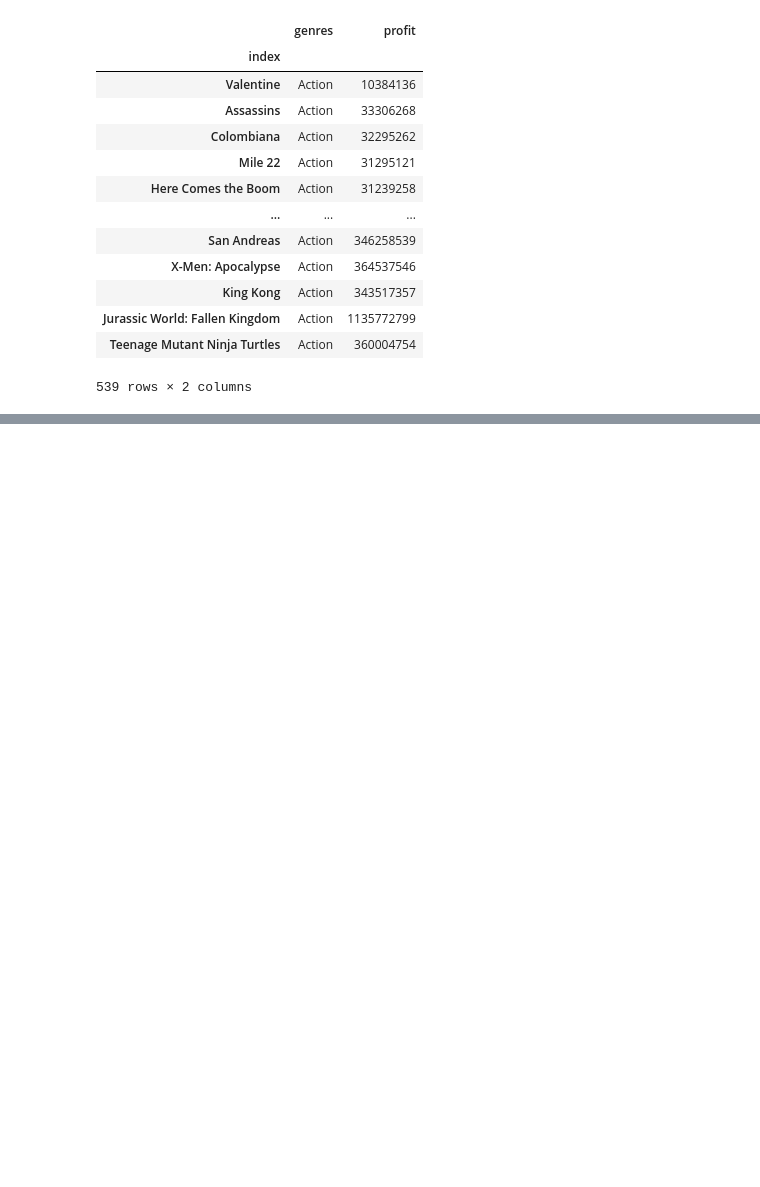
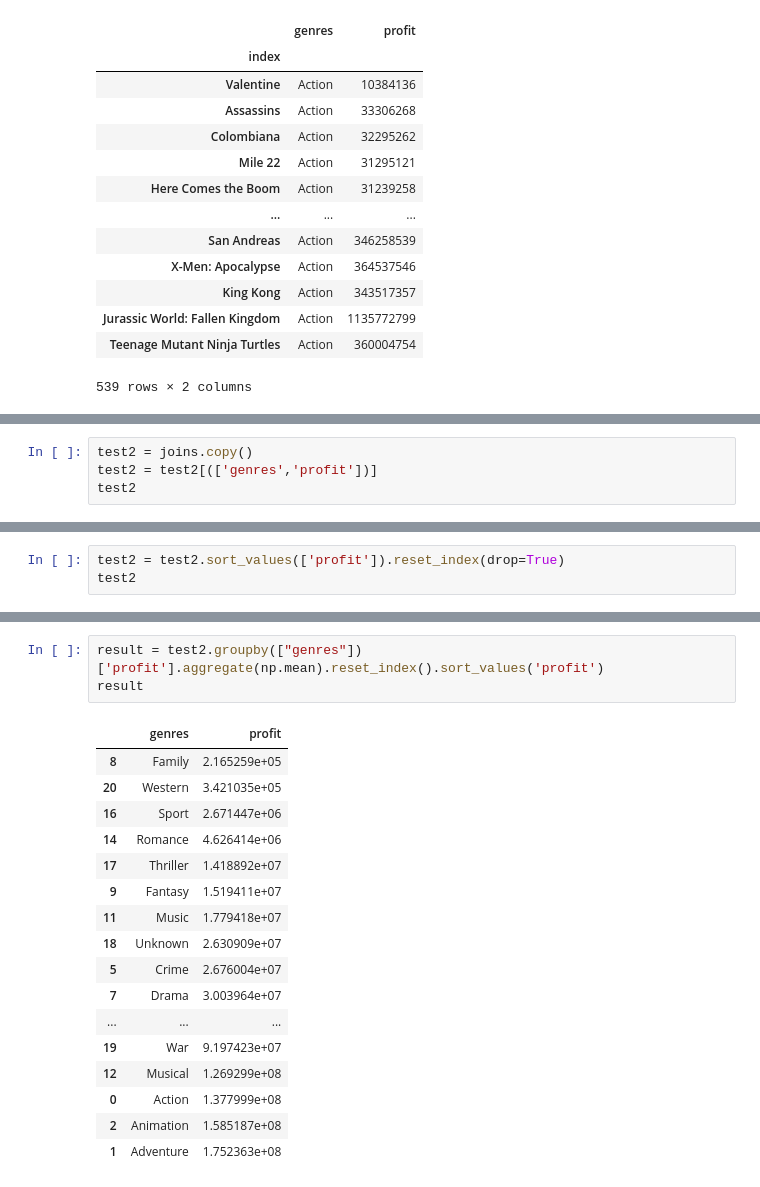
Before and after one commit to zmtillery/group-5-0206, a Jupyter notebook: notebooks/saketh/2-28_Update.ipynb, the cells around one changed output, grey strips where cells are left out. Drawn from its saved outputs; the diff is of its cells as text; blank space fills up the shorter version.

```diff
--- a/notebooks/saketh/2-28_Update.ipynb
+++ b/notebooks/saketh/2-28_Update.ipynb
@@ -833,0 +836,4 @@ sns.barplot(x = 'genres', y = 'profit', data = g_test, order=g_test.sort_values(
+# %%
+test2 = joins.copy()
+test2 = test2[(['genres','profit'])]
+test2
@@ -833,0 +855,3 @@ sns.barplot(x = 'genres', y = 'profit', data = g_test, order=g_test.sort_values(
+# %%
+test2 = test2.sort_values(['profit']).reset_index(drop=True)
+test2
@@ -833,0 +872,21 @@ sns.barplot(x = 'genres', y = 'profit', data = g_test, order=g_test.sort_values(
+# %%
+result = test2.groupby(["genres"])['profit'].aggregate(np.mean).reset_index().sort_values('profit')
+result
+# %% [output]
+|  | genres | profit |
+| 8 | Family | 2.165259e+05 |
+| 20 | Western | 3.421035e+05 |
+| 16 | Sport | 2.671447e+06 |
+| 14 | Romance | 4.626414e+06 |
+| 17 | Thriller | 1.418892e+07 |
+| 9 | Fantasy | 1.519411e+07 |
+| 11 | Music | 1.779418e+07 |
+| 18 | Unknown | 2.630909e+07 |
+| 5 | Crime | 2.676004e+07 |
+| 7 | Drama | 3.003964e+07 |
+| ... | ... | ... |
+| 19 | War | 9.197423e+07 |
+| 12 | Musical | 1.269299e+08 |
+| 0 | Action | 1.377999e+08 |
+| 2 | Animation | 1.585187e+08 |
+| 1 | Adventure | 1.752363e+08 |
```
Also changed, not shown: parts of 19 cells of this notebook.
